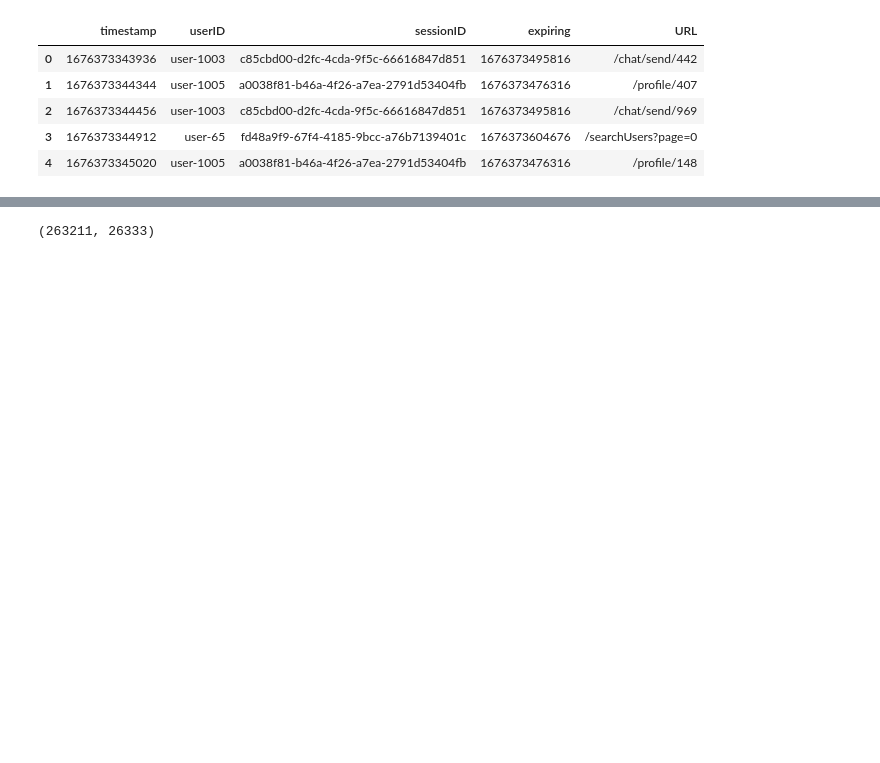
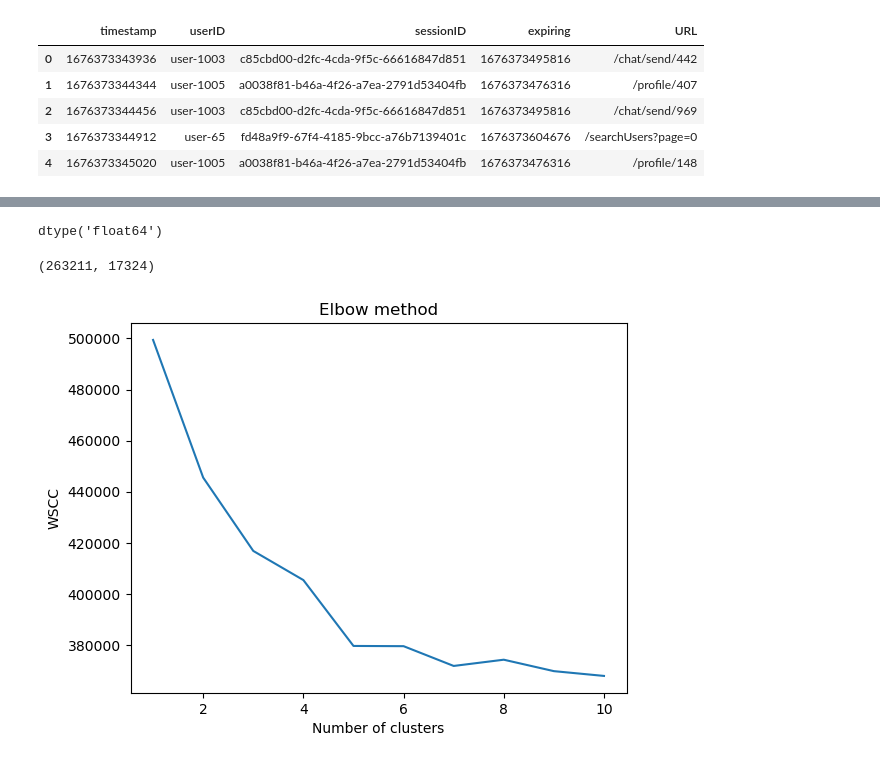
Before and after one commit to Request-analysis-ML/request-analyzer-model, a Jupyter notebook: model_Lovisa.ipynb, the cells around one changed output, grey strips where cells are left out. Cells and saved outputs as stored; diff of their text form; code cells hidden in the pictures; blank space fills up the shorter version.

```diff
--- a/model_Lovisa.ipynb
+++ b/model_Lovisa.ipynb
@@ -27,4 +19,0 @@ x_encoded.shape
-# %%
-x_encoded.dtype
-# %% [output]
-(263211, 26333)
@@ -31,3 +23,18 @@ x_encoded.dtype
+# %%
+dict = df_URL_user.to_dict('records')
+dv = DictVectorizer()
+encoded = dv.fit_transform(dict)
+encoded.dtype
+
+#df = pd.DataFrame.from_dict(encoded)
+#df.head()
+#Does not work to get back to a df from a dict
+# %% [output]
+dtype('float64')
+# %%
+encoded.shape
+# %% [output]
+(263211, 17324)
 # %%
 #creates array with comma seperated values for each instance
 #x = data.iloc[:, [0,1,2,3,4]].values
@@ -36,13 +42,16 @@ x_encoded.dtype
 # %%
 #elbow method to find appropriate nbr of clusters
-"""wcss = []
-for i in range(0,11):
-    kmeans = KMeans(n_clusters=1, init='k_means++', max_iter=300, n_init=10, random_state=0)
+x = encoded
+wcss = []
+for i in range(1,11):
+    kmeans = KMeans(n_clusters=i, init='k-means++', max_iter=300, n_init=10, random_state=0)
     kmeans.fit(x)
     wcss.append(kmeans.inertia_)
 
 plt.plot(range(1,11), wcss)
 plt.title('Elbow method')
 plt.xlabel('Number of clusters')
 plt.ylabel('WSCC')
-plt.show()"""
+plt.show()
+# %% [output]
+[figure, added]
```
Also changed, not shown: parts of 5 cells of this notebook.
